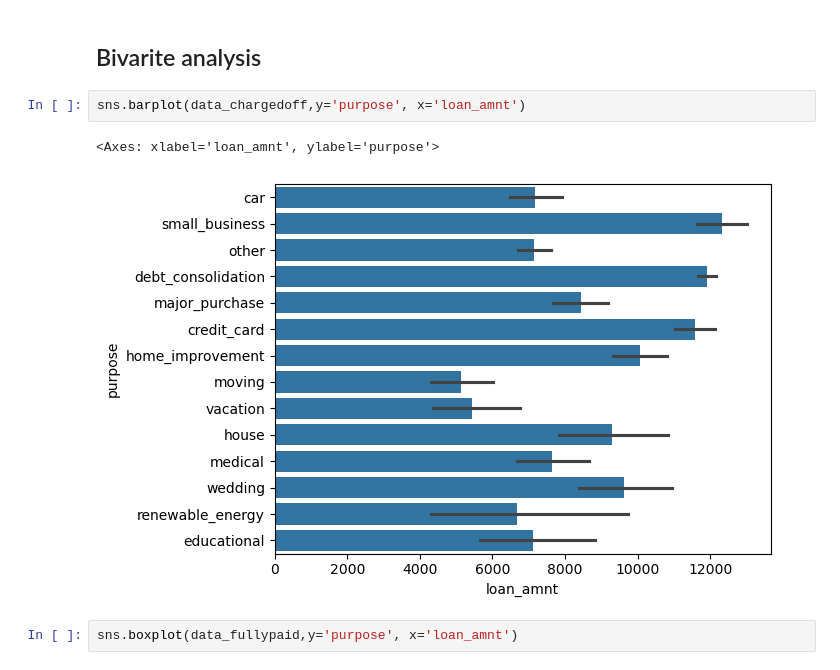
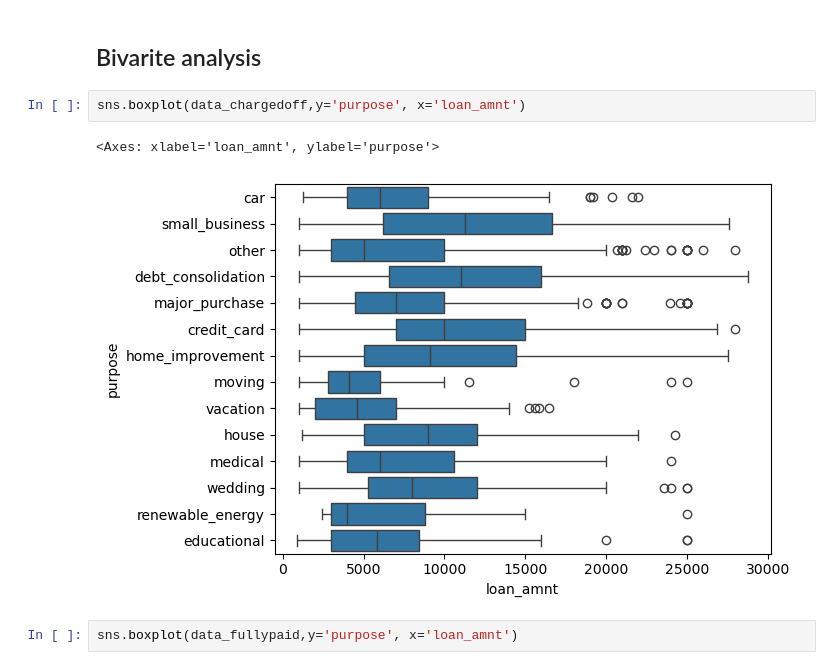
Before and after one commit to jatinmj/LendingClub_CaseStudy, a Jupyter notebook: new_Lending_club_caseStudy.ipynb, the cells around one changed output. Cells and saved outputs as stored; diff of their text form.

```diff
--- a/new_Lending_club_caseStudy.ipynb
+++ b/new_Lending_club_caseStudy.ipynb
@@ -665,10 +665,10 @@ sns.countplot(x=data_fullypaid['grade'],order=data_fullypaid['grade'].value_coun
 # %% [markdown]
 ## Bivarite analysis
 # %%
-sns.barplot(data_chargedoff,y='purpose', x='loan_amnt')
+sns.boxplot(data_chargedoff,y='purpose', x='loan_amnt')
 # %% [output]
 <Axes: xlabel='loan_amnt', ylabel='purpose'>
-[figure, old version]
+[figure, new version]
 # %%
 sns.boxplot(data_fullypaid,y='purpose', x='loan_amnt')
 # %% [output]
```
Also changed, not shown: 1 other file.
